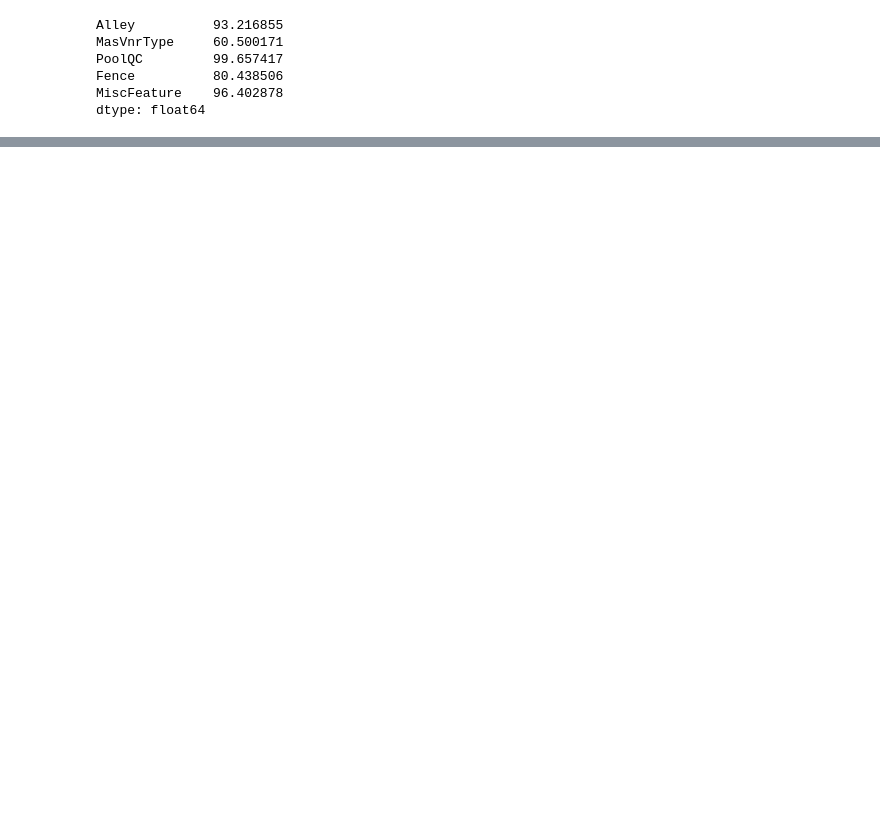
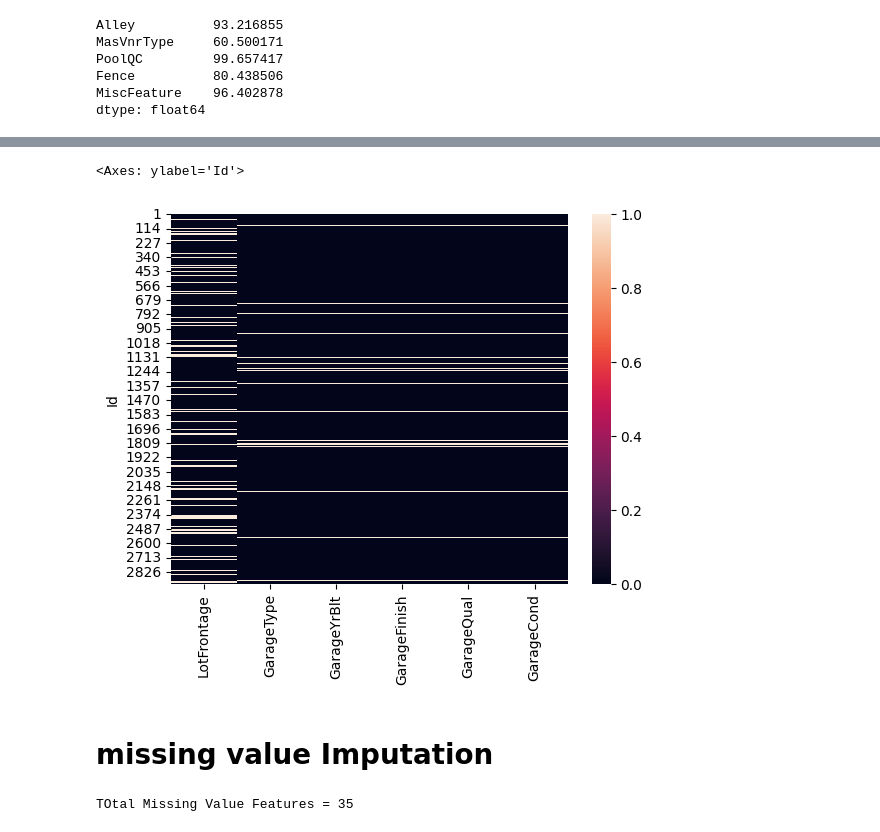
Before and after one commit to HarshRaut9945/House-Price-Prediction-Regression-Project, a Jupyter notebook: data.ipynb, the cells around one changed output, grey strips where cells are left out. Saved outputs shown, nothing was run; the diff lists cells and outputs as text; code cells hidden in the pictures; blank space fills up the shorter version.

```diff
--- a/data.ipynb
+++ b/data.ipynb
@@ -184,0 +193,3 @@ dtype: float64
+# %%
+miss_value_5_20_perc=null_percent[(null_percent>5) & (null_percent<21)]
+miss_value_5_20_perc
@@ -184,0 +214,12 @@ dtype: float64
+# %%
+sns.heatmap(df[miss_value_5_20_perc.keys()].isnull())
+# %% [output]
+<Axes: ylabel='Id'>
+[figure, added]
+# %% [markdown]
+# missing value Imputation
+# %%
+missing_value_feat=null_percent[null_percent>0]
+print("TOtal Missing Value Features =",len(missing_value_feat))
+# %% [output]
+TOtal Missing Value Features = 35
```
Also changed, not shown: parts of 25 cells of this notebook.
